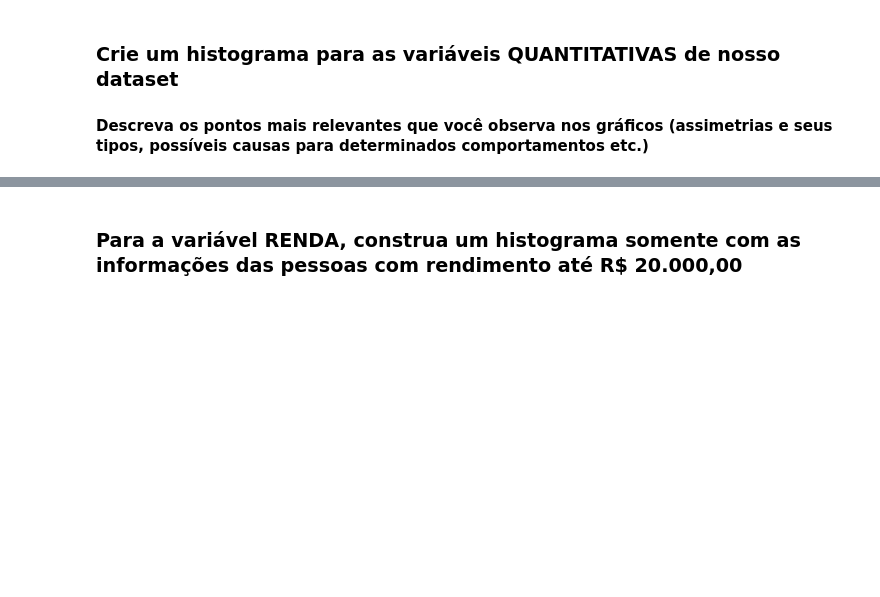
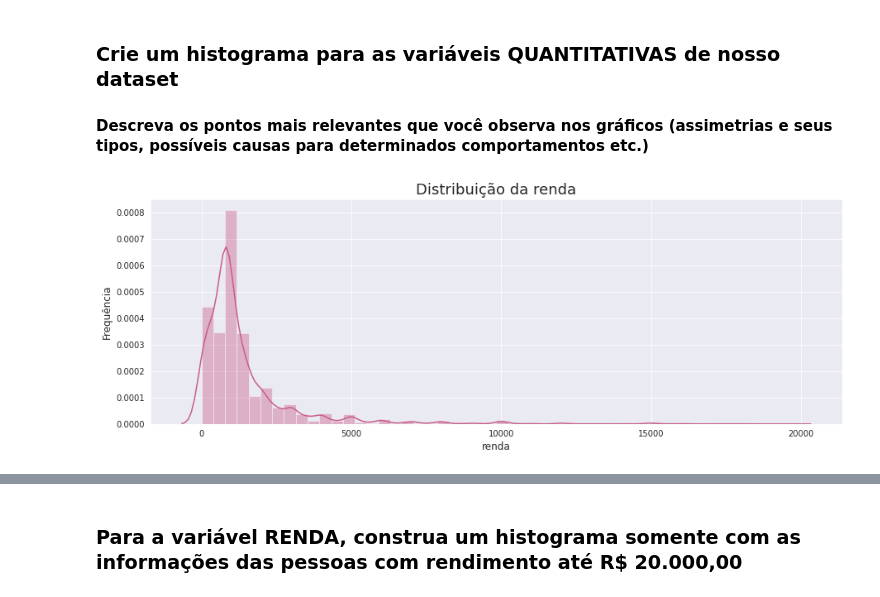
Before and after one commit to strawndri/estatistica-com-python, a Jupyter notebook: Notebooks/analise_descritiva.ipynb, the cells around one changed output, grey strips where cells are left out. Saved outputs shown, nothing was run; the diff lists cells and outputs as text; code cells hidden in the pictures; blank space fills up the shorter version.

```diff
--- a/Notebooks/analise_descritiva.ipynb
+++ b/Notebooks/analise_descritiva.ipynb
@@ -248,3 +255,8 @@ Escreva suas conclusões aqui...
 # %% [markdown]
 ### Crie um histograma para as variáveis QUANTITATIVAS de nosso dataset
 #### <font>Descreva os pontos mais relevantes que você observa nos gráficos (assimetrias e seus tipos, possíveis causas para determinados comportamentos etc.)</font>
+# %%
+ax = sns.distplot(dataset.query('Renda < 20000').Renda, color="#c75d88")
+set_config('Distribuição da renda', 'renda', 'Frequência')
+# %% [output]
+[figure, added]
```
Also changed, not shown: parts of 10 cells of this notebook.
